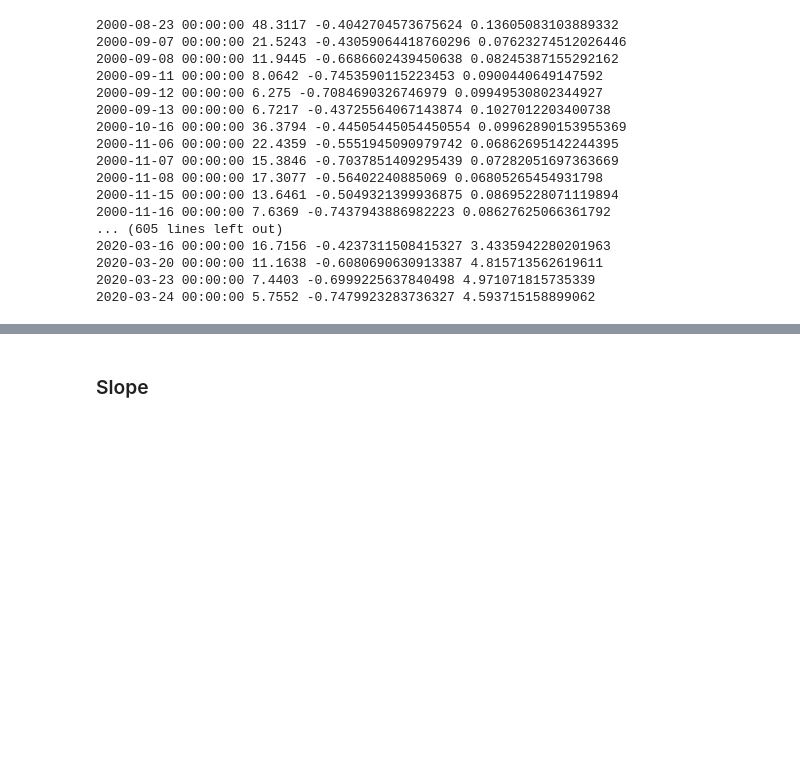
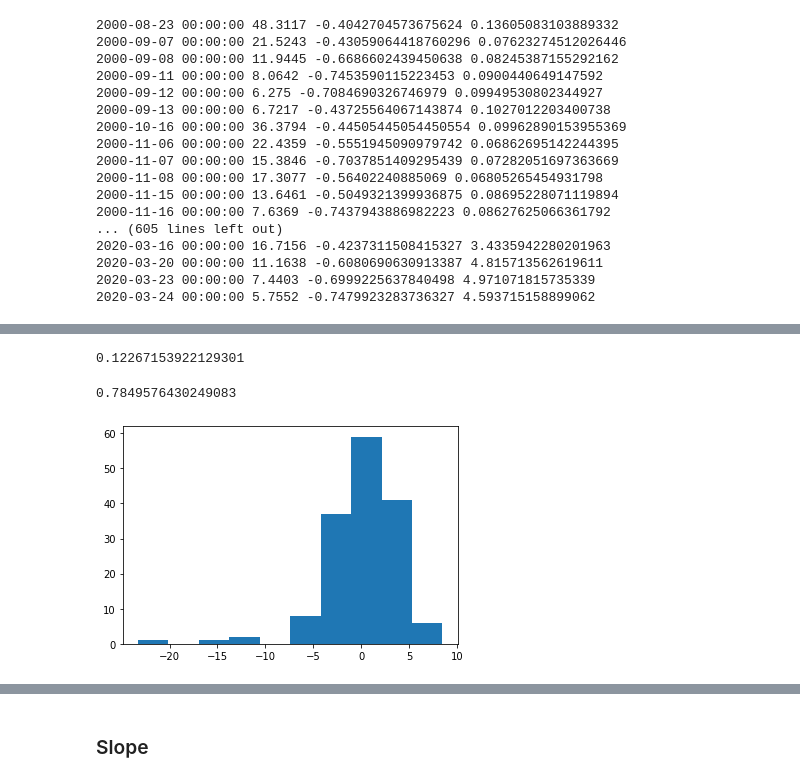
Before and after one commit to rittik97/Studies-on-SPYs, a Jupyter notebook: Playground.ipynb, the cells around one changed output, grey strips where cells are left out. Cells and saved outputs as stored; diff of their text form; code cells hidden in the pictures; blank space fills up the shorter version.

```diff
--- a/Playground.ipynb
+++ b/Playground.ipynb
@@ -739 +785,9 @@ spy[spy.k_change<=-0.4].set_index('Date')['2019-7-15':'2019-10-15']
+# %%
+plt.hist(spy[spy['trigger']==1]['ret']);
+print(np.mean((spy[spy['trigger']==1]['ret'])))
+np.median((spy[spy['trigger']==1]['ret']))
+# %% [output]
+0.12267153922129301
+0.7849576430249083
+[figure, added]
 # %%
```
Also changed, not shown: parts of 12 cells of this notebook, 2 other files.
